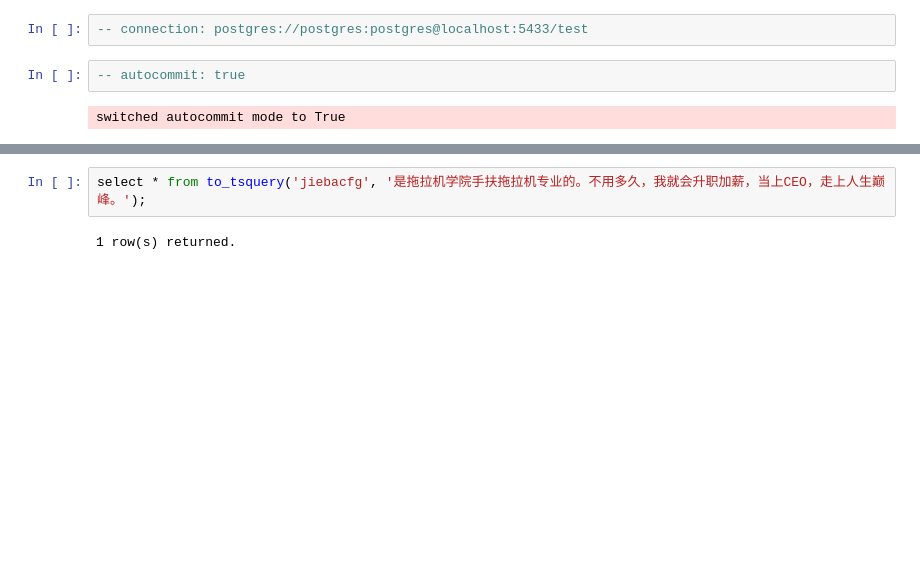
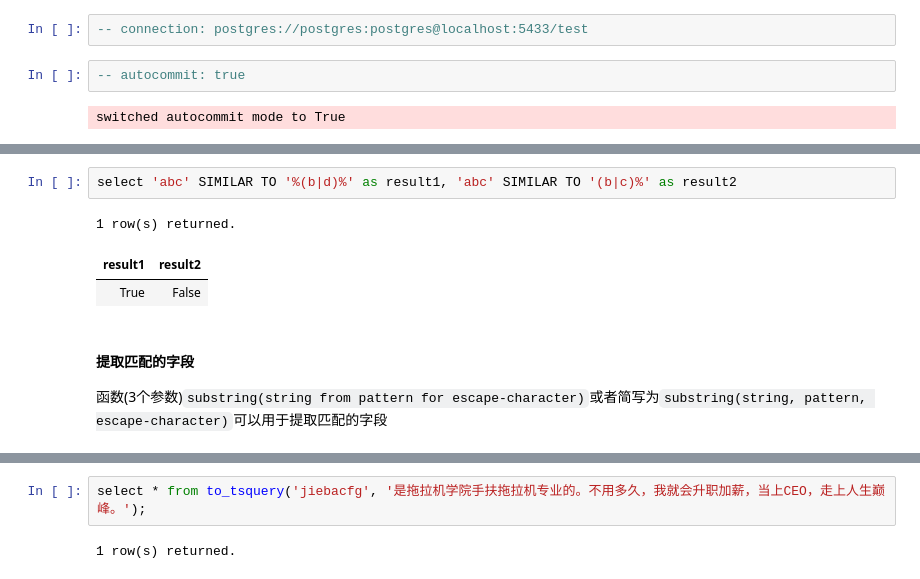
Before and after one commit to hsz1273327/TutorialForPostgreSQL, a Jupyter notebook: src/功能与特性/特色功能/全文搜索与模糊搜索.ipynb, the cells around one changed output, grey strips where cells are left out. Cells and saved outputs as stored; diff of their text form; blank space fills up the shorter version.

```diff
--- a/src/功能与特性/特色功能/全文搜索与模糊搜索.ipynb
+++ b/src/功能与特性/特色功能/全文搜索与模糊搜索.ipynb
@@ -37,0 +148,10 @@ create extension pg_jieba;
+# %%
+select 'abc' SIMILAR TO '%(b|d)%' as result1, 'abc' SIMILAR TO '(b|c)%' as result2
+# %% [output]
+1 row(s) returned.
+| result1 | result2 |
+| True | False |
+# %% [markdown]
+#### 提取匹配的字段
+
+函数(3个参数)`substring(string from pattern for escape-character)`或者简写为`substring(string, pattern, escape-character)`可以用于提取匹配的字段
```
Also changed, not shown: parts of 34 cells of this notebook, 12 other files.
